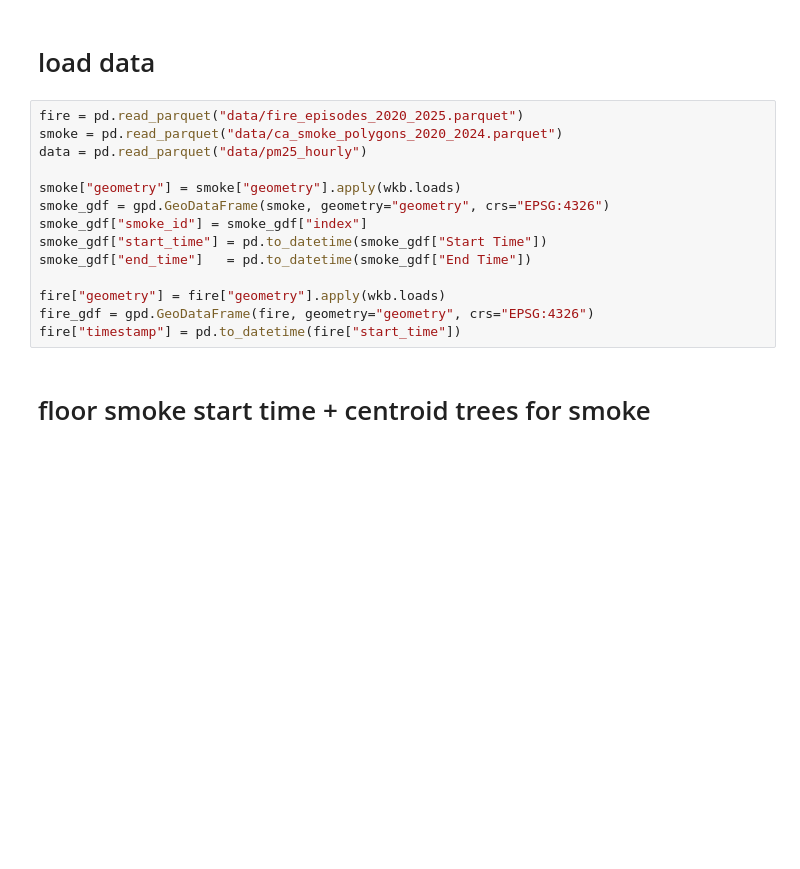
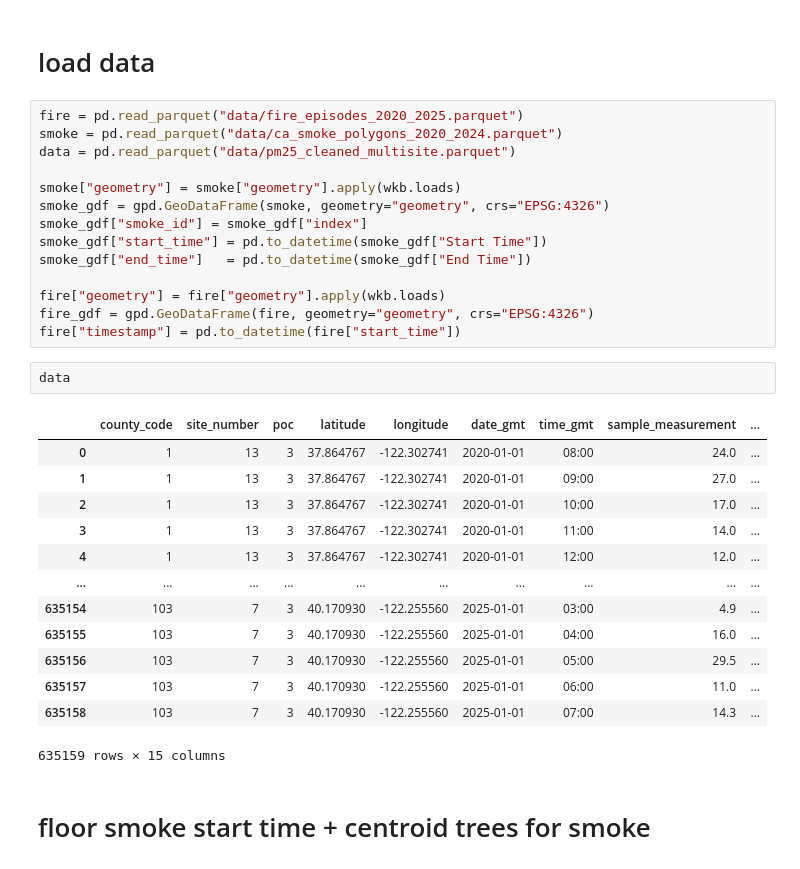
Before and after one commit to jeffreyschoi/cali_air_quality, a Jupyter notebook: data_aligning.ipynb, the cells around one changed output. Drawn from its saved outputs; the diff is of its cells as text; blank space fills up the shorter version.

```diff
--- a/data_aligning.ipynb
+++ b/data_aligning.ipynb
@@ -14,7 +14,7 @@ from tqdm import tqdm
 # %%
 fire = pd.read_parquet("data/fire_episodes_2020_2025.parquet")
 smoke = pd.read_parquet("data/ca_smoke_polygons_2020_2024.parquet")
-data = pd.read_parquet("data/pm25_hourly")
+data = pd.read_parquet("data/pm25_cleaned_multisite.parquet")
 
 smoke["geometry"] = smoke["geometry"].apply(wkb.loads)
 smoke_gdf = gpd.GeoDataFrame(smoke, geometry="geometry", crs="EPSG:4326")
@@ -25,6 +25,22 @@ smoke_gdf["end_time"]   = pd.to_datetime(smoke_gdf["End Time"])
 fire["geometry"] = fire["geometry"].apply(wkb.loads)
 fire_gdf = gpd.GeoDataFrame(fire, geometry="geometry", crs="EPSG:4326")
 fire["timestamp"] = pd.to_datetime(fire["start_time"])
+# %%
+data
+# %% [output]
+|  | county_code | site_number | poc | latitude | longitude | date_gmt | time_gmt | sample_measurement | ... |
+| 0 | 1 | 13 | 3 | 37.864767 | -122.302741 | 2020-01-01 | 08:00 | 24.0 | ... |
+| 1 | 1 | 13 | 3 | 37.864767 | -122.302741 | 2020-01-01 | 09:00 | 27.0 | ... |
+| 2 | 1 | 13 | 3 | 37.864767 | -122.302741 | 2020-01-01 | 10:00 | 17.0 | ... |
+| 3 | 1 | 13 | 3 | 37.864767 | -122.302741 | 2020-01-01 | 11:00 | 14.0 | ... |
+| 4 | 1 | 13 | 3 | 37.864767 | -122.302741 | 2020-01-01 | 12:00 | 12.0 | ... |
+| ... | ... | ... | ... | ... | ... | ... | ... | ... | ... |
+| 635154 | 103 | 7 | 3 | 40.170930 | -122.255560 | 2025-01-01 | 03:00 | 4.9 | ... |
+| 635155 | 103 | 7 | 3 | 40.170930 | -122.255560 | 2025-01-01 | 04:00 | 16.0 | ... |
+| 635156 | 103 | 7 | 3 | 40.170930 | -122.255560 | 2025-01-01 | 05:00 | 29.5 | ... |
+| 635157 | 103 | 7 | 3 | 40.170930 | -122.255560 | 2025-01-01 | 06:00 | 11.0 | ... |
+| 635158 | 103 | 7 | 3 | 40.170930 | -122.255560 | 2025-01-01 | 07:00 | 14.3 | ... |
+635159 rows × 15 columns
 # %% [markdown]
 # floor smoke start time + centroid trees for smoke
 # %%
```
Also changed, not shown: parts of 7 cells of this notebook, 1 other file.
